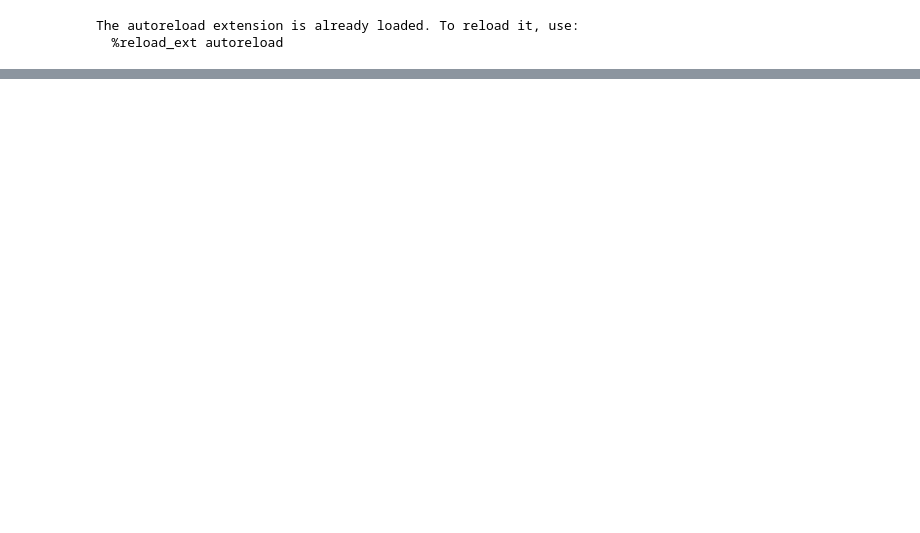
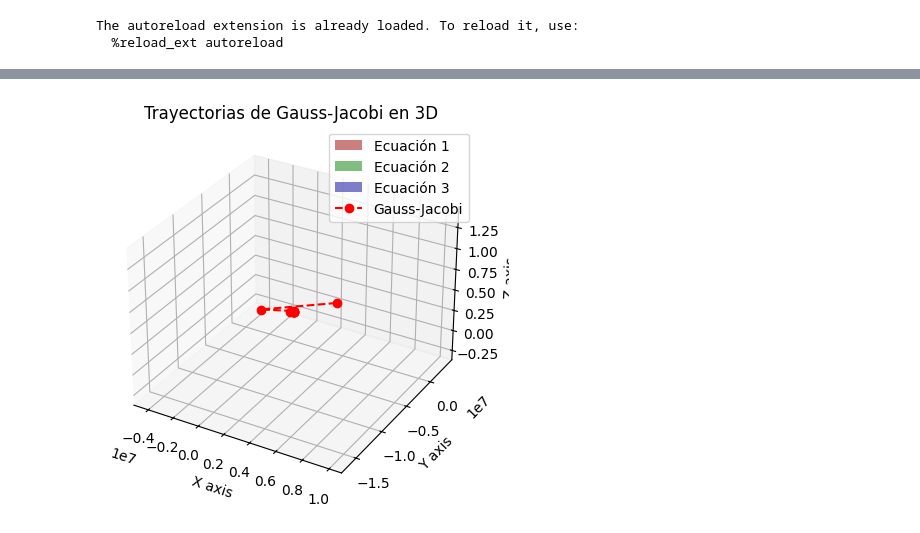
Before and after one commit to Lenin27Amangandi/Workspace-Metodos-Numericos-2k25A-, a Jupyter notebook: Talleres/TallerN3BB/Gauss-Jacobi y seidel.ipynb, the cells around one changed output, grey strips where cells are left out. Drawn from its saved outputs; the diff is of its cells as text; code cells hidden in the pictures; blank space fills up the shorter version.

```diff
--- a/Talleres/TallerN3BB/Gauss-Jacobi y seidel.ipynb
+++ b/Talleres/TallerN3BB/Gauss-Jacobi y seidel.ipynb
@@ -140,0 +205,6 @@ plt.show()
+# %%
+A = [[1, 1], [-2, 1]]
+b = [6, 0]
+n = 2
+
+gauss_jacobi2(A=A, b=b, x=[0,0], tol=1e-5, max_iter=10)
@@ -140,0 +273,69 @@ plt.show()
+# %%
+import numpy as np
+import matplotlib.pyplot as plt
+from mpl_toolkits.mplot3d import Axes3D
+
+A = np.array([[1, -1, 2, 0],
+              [-1, 1, -1, 3],
+              [2, -1, 1, -1],
+              [0, 3, -1, 2]], dtype=float)
+b = np.array([1360, 1130, 1350, 3650], dtype=float)
+
+def gauss_jacobi(A, b, x0, tol, max_iter):
+    n = len(b)
+    x = np.array(x0, dtype=float)
+    iterations = []
+
+    for k in range(max_iter):
+        x_new = np.zeros(n)
+        for i in range(n):
+            suma = np.dot(A[i, :], x) - A[i, i] * x[i]
+            x_new[i] = (b[i] - suma) / A[i, i]
+
+        iterations.append(x_new.copy())
+
+        if np.linalg.norm(x_new - x) < tol:
+            break
+
+        x = x_new
+
+    return np.array(iterations)
+
+x0_1 = np.array([0, 0, 0, 0], dtype=float)
+
+iterations = gauss_jacobi(A, b, x0_1, tol=1e-5, max_iter=10)
+
+
+fig = plt.figure()
+ax = fig.add_subplot(111, projection='3d')
+
+
+x_vals = np.linspace(0, 1000, 100)
+y_vals = np.linspace(0, 1000, 100)
+X, Y = np.meshgrid(x_vals, y_vals)
+
+Z1 = (1360 + Y - 2 * X)
+Z2 = (1130 + X + Y) / 1
+Z3 = (1350 - 2 * X + Y)
+
+ax.plot_surface(X, Y, Z1, alpha=0.5, rstride=100, cstride=100, color='r', label='Ecuación 1')
+ax.plot_surface(X, Y, Z2, alpha=0.5, rstride=100, cstride=100, color='g', label='Ecuación 2')
+ax.plot_surface(X, Y, Z3, alpha=0.5, rstride=100, cstride=100, color='b', label='Ecuación 3')
+
+
+jacobi_points = iterations
+
+jacobi_x, jacobi_y, jacobi_z = zip(*[(point[0], point[1], point[2]) for point in jacobi_points])
+
+ax.plot(jacobi_x, jacobi_y, jacobi_z, 'ro--', label='Gauss-Jacobi')
+
+ax.set_xlabel('X axis')
+ax.set_ylabel('Y axis')
+ax.set_zlabel('Z axis')
+
+plt.title('Trayectorias de Gauss-Jacobi en 3D')
+
+plt.legend()
+plt.show()
+# %% [output]
+[figure, added]
```
Also changed, not shown: parts of 13 cells of this notebook, 3 other files.
